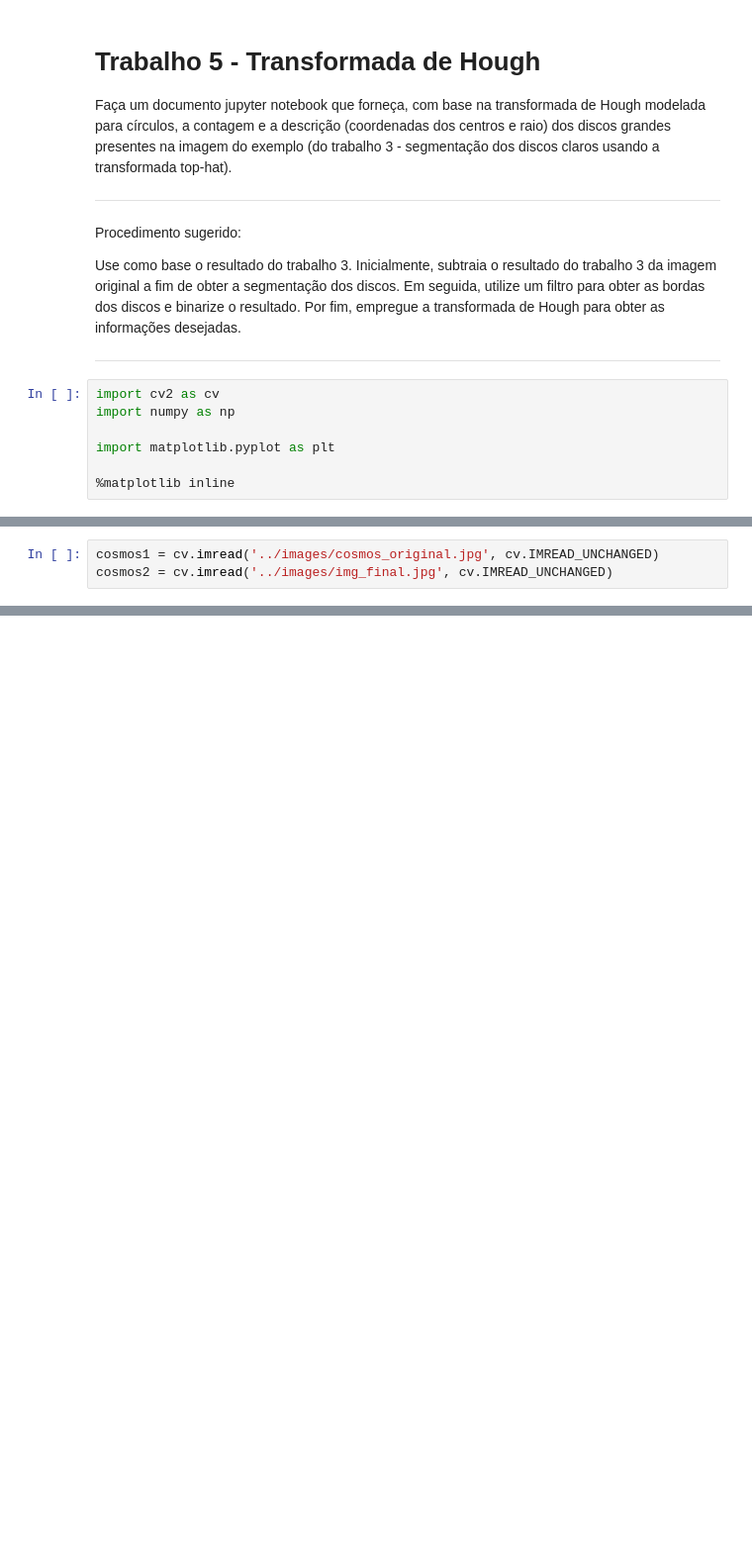
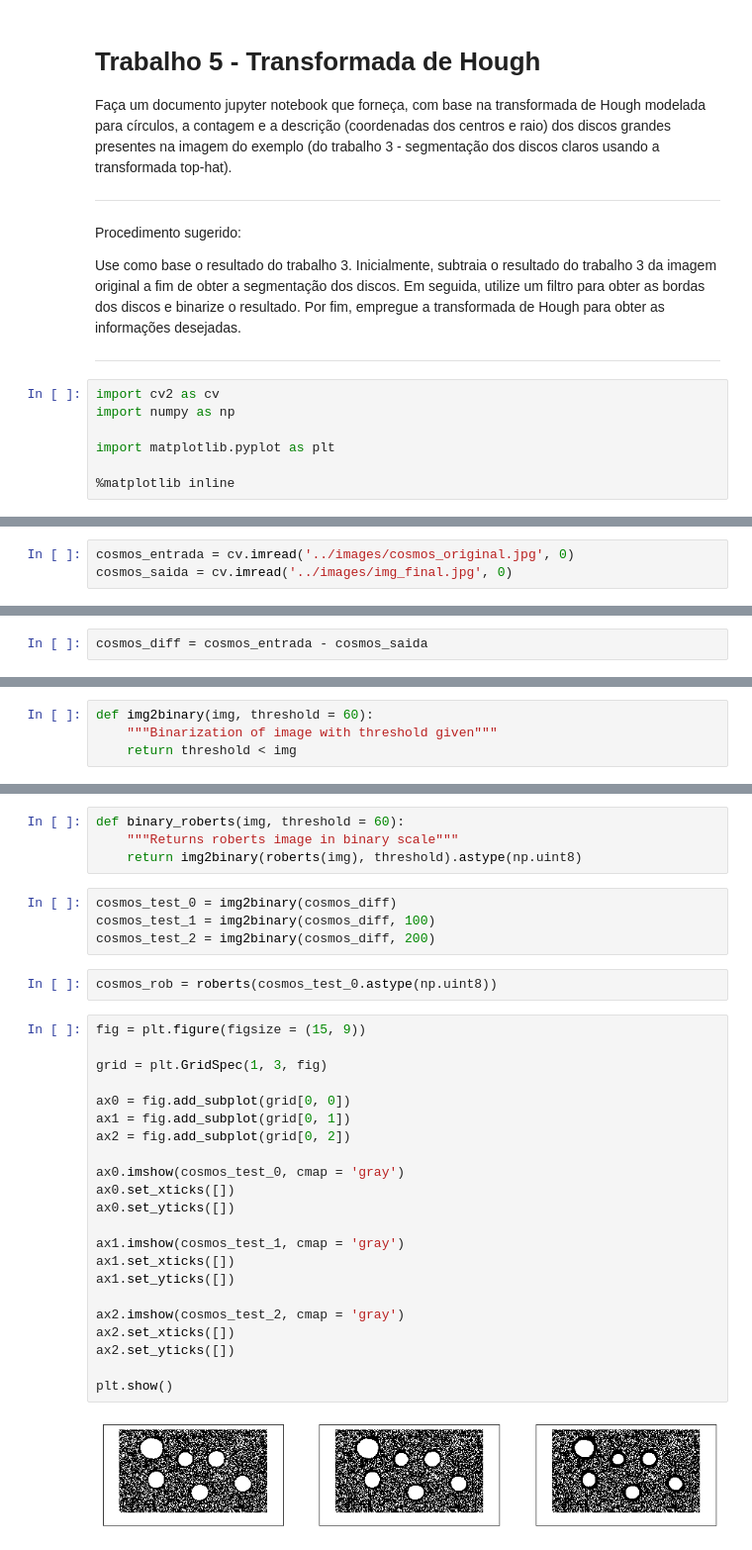
Before and after one commit to achiaver/computer_vision, a Jupyter notebook: trabalho_05/notebooks/trabalho_05.ipynb, the cells around one changed output, grey strips where cells are left out. Shown at 99% size. Saved outputs shown, nothing was run; the diff lists cells and outputs as text; blank space fills up the shorter version.

```diff
--- a/trabalho_05/notebooks/trabalho_05.ipynb
+++ b/trabalho_05/notebooks/trabalho_05.ipynb
@@ -20,3 +22,3 @@ import matplotlib.pyplot as plt
 # %%
-cosmos1 = cv.imread('../images/cosmos_original.jpg', cv.IMREAD_UNCHANGED)
-cosmos2 = cv.imread('../images/img_final.jpg', cv.IMREAD_UNCHANGED)
+cosmos_entrada = cv.imread('../images/cosmos_original.jpg', 0)
+cosmos_saida = cv.imread('../images/img_final.jpg', 0)
@@ -25,3 +25,5 @@ cosmos_sub = cosmos1 - cosmos2
+# %%
+cosmos_diff = cosmos_entrada - cosmos_saida
 # %%
 fig = plt.figure(figsize = (15, 9))
 
@@ -48,3 +50,7 @@ ax2.set_yticks([])
 plt.show()
 # %% [output]
 [figure]
+# %%
+def img2binary(img, threshold = 60):
+    """Binarization of image with threshold given"""
+    return threshold < img
@@ -50,0 +78,34 @@ plt.show()
+# %%
+def binary_roberts(img, threshold = 60):
+    """Returns roberts image in binary scale"""
+    return img2binary(roberts(img), threshold).astype(np.uint8)
+# %%
+cosmos_test_0 = img2binary(cosmos_diff)
+cosmos_test_1 = img2binary(cosmos_diff, 100)
+cosmos_test_2 = img2binary(cosmos_diff, 200)
+# %%
+cosmos_rob = roberts(cosmos_test_0.astype(np.uint8))
+# %%
+fig = plt.figure(figsize = (15, 9))
+
+grid = plt.GridSpec(1, 3, fig)
+
+ax0 = fig.add_subplot(grid[0, 0])
+ax1 = fig.add_subplot(grid[0, 1])
+ax2 = fig.add_subplot(grid[0, 2])
+
+ax0.imshow(cosmos_test_0, cmap = 'gray')
+ax0.set_xticks([])
+ax0.set_yticks([])
+
+ax1.imshow(cosmos_test_1, cmap = 'gray')
+ax1.set_xticks([])
+ax1.set_yticks([])
+
+ax2.imshow(cosmos_test_2, cmap = 'gray')
+ax2.set_xticks([])
+ax2.set_yticks([])
+
+plt.show()
+# %% [output]
+[figure, added]
```
Also changed, not shown: parts of 6 cells of this notebook, 1 other file.
